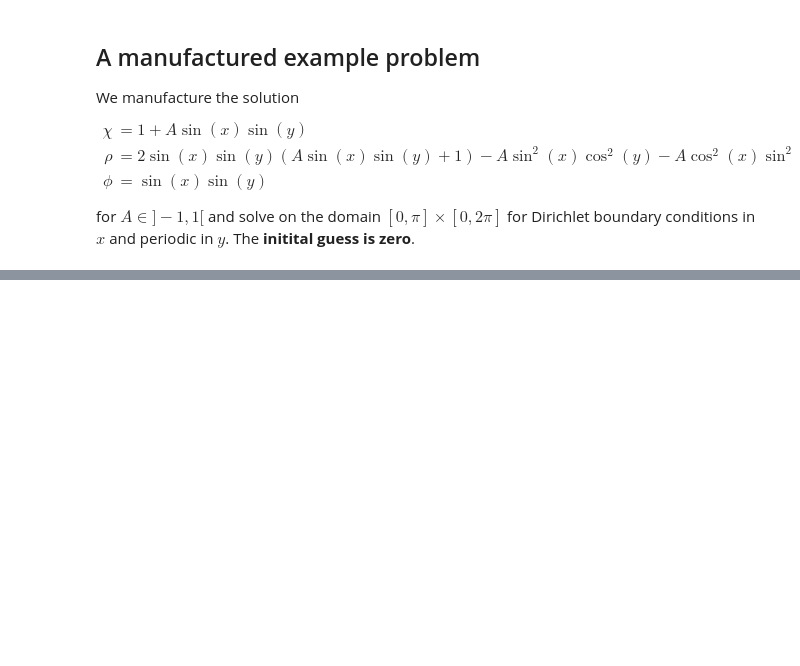
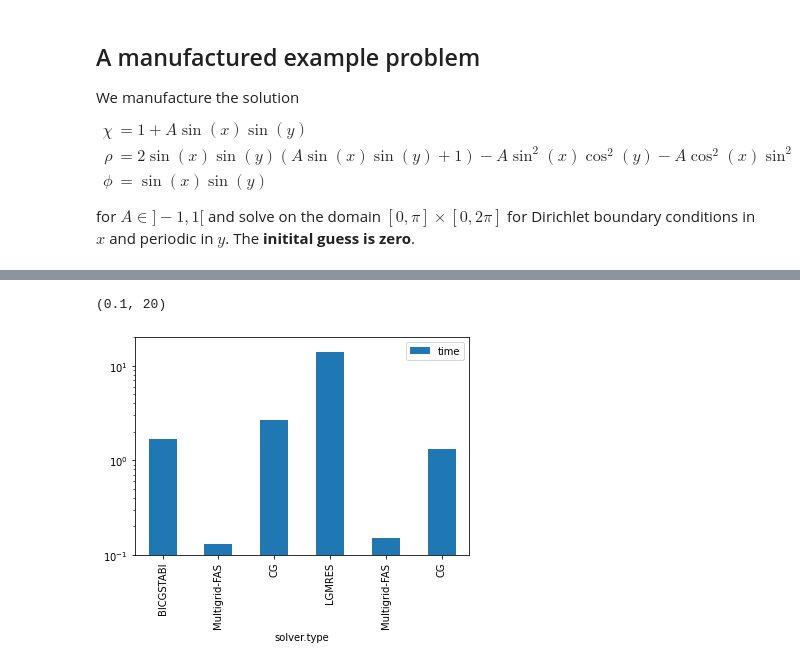
Before and after one commit to mwiesenberger/solvers, a Jupyter notebook: matrix-free.ipynb, the cells around one changed output, grey strips where cells are left out. Cells and saved outputs as stored; diff of their text form; code cells hidden in the pictures; blank space fills up the shorter version.

```diff
--- a/matrix-free.ipynb
+++ b/matrix-free.ipynb
@@ -201,0 +360,15 @@ create_multigrid_input()
+# %%
+inputfile = create_multigrid_inputfile()
+for i in (0,1,2):
+    inputfile['solver']['solvers'][i]['check-every'] = 10 # only check error at every 10-th iteration
+    if( i==0 ) :
+        inputfile['solver']['solvers'][i]['check-every'] = 1
+    inputfile['solver']['solvers'][i]['preconditioner']['type'] = 'diagonal'
+    inputfile['solver']['preconditioner'] = {'type': 'diagonal'}
+database.recreate( inputfile, error = 'display')
+
+df = make_dataframe()
+df["time_per_iter"] = df["time"]/df["iter"]
+dff = df[['solver.type','solver.preconditioner.type','grid.n','grid.Nx','grid.Ny',
+          'iter','time','time_per_iter','error']]
+dff
@@ -201,0 +384,7 @@ create_multigrid_input()
+# %%
+ax = dff.plot.bar(x='solver.type',y="time")
+ax.set_yscale('log')
+ax.set_ylim([0.1,20])
+# %% [output]
+(0.1, 20)
+[figure, added]
```
Also changed, not shown: parts of 32 cells of this notebook.
